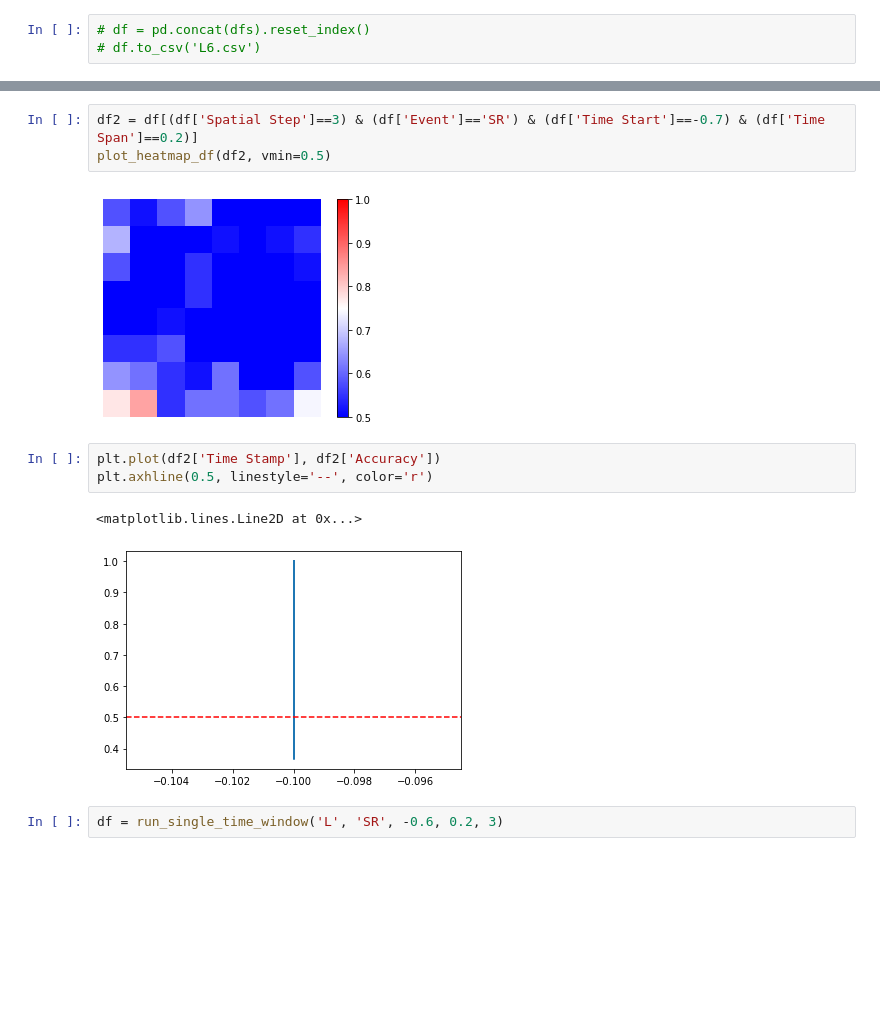
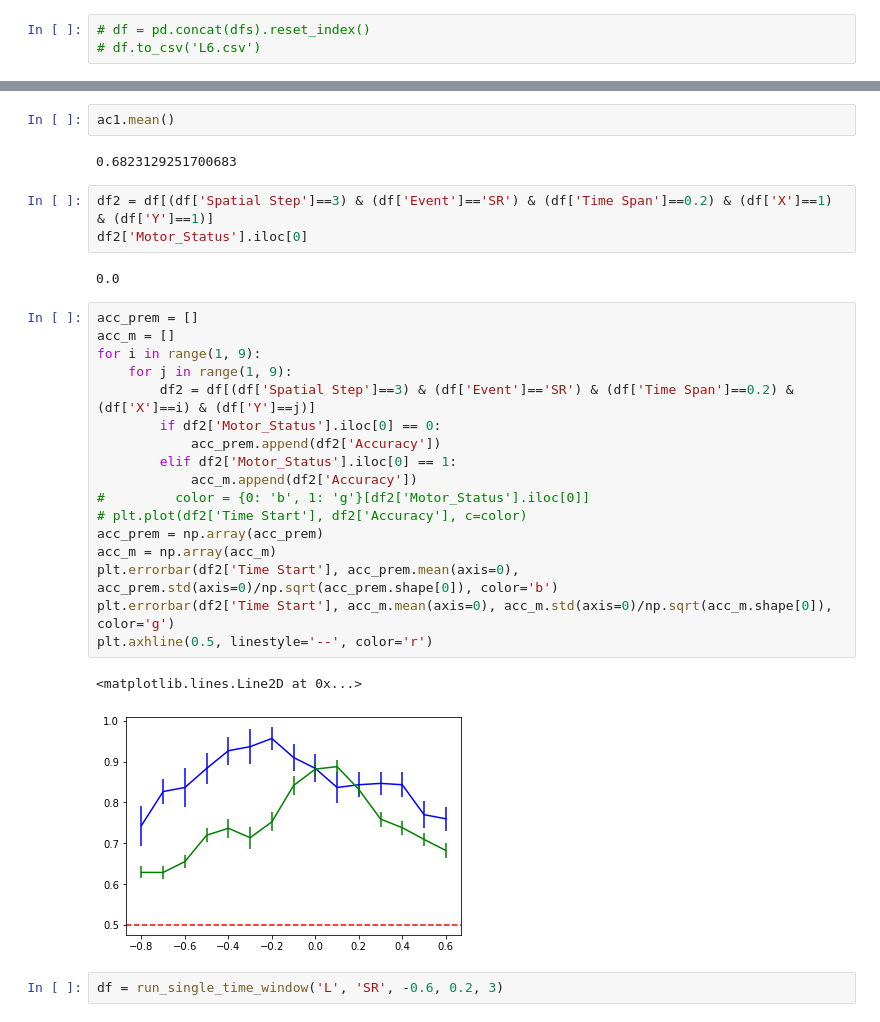
Before and after one commit to YunruoNi/BCI_Project, a Jupyter notebook: test_main2.ipynb, the cells around one changed output, grey strips where cells are left out. Saved outputs shown, nothing was run; the diff lists cells and outputs as text; blank space fills up the shorter version.

```diff
--- a/test_main2.ipynb
+++ b/test_main2.ipynb
@@ -236,14 +281,32 @@ df[
+# %%
+ac1.mean()
+# %% [output]
+0.6823129251700683
 # %%
-df2 = df[(df['Spatial Step']==3) & (df['Event']=='SR') & (df['Time Start']==-0.7) & (df['Time Span']==0.2)]
-plot_heatmap_df(df2, vmin=0.5)
+df2 = df[(df['Spatial Step']==3) & (df['Event']=='SR') & (df['Time Span']==0.2) & (df['X']==1) & (df['Y']==1)]
+df2['Motor_Status'].iloc[0]
 # %% [output]
-[figure, removed]
+0.0
-# %%
-plt.plot(df2['Time Stamp'], df2['Accuracy'])
-plt.axhline(0.5, linestyle='--', color='r')
-# %% [output]
-<matplotlib.lines.Line2D at 0x...>
-[figure, removed]
+# %%
+acc_prem = []
+acc_m = []
+for i in range(1, 9):
+    for j in range(1, 9):
+        df2 = df[(df['Spatial Step']==3) & (df['Event']=='SR') & (df['Time Span']==0.2) & (df['X']==i) & (df['Y']==j)]
+        if df2['Motor_Status'].iloc[0] == 0:
+            acc_prem.append(df2['Accuracy'])
+        elif df2['Motor_Status'].iloc[0] == 1:
+            acc_m.append(df2['Accuracy'])
+#         color = {0: 'b', 1: 'g'}[df2['Motor_Status'].iloc[0]]
+# plt.plot(df2['Time Start'], df2['Accuracy'], c=color)
+acc_prem = np.array(acc_prem)
+acc_m = np.array(acc_m)
+plt.errorbar(df2['Time Start'], acc_prem.mean(axis=0), acc_prem.std(axis=0)/np.sqrt(acc_prem.shape[0]), color='b')
+plt.errorbar(df2['Time Start'], acc_m.mean(axis=0), acc_m.std(axis=0)/np.sqrt(acc_m.shape[0]), color='g')
+plt.axhline(0.5, linestyle='--', color='r')
+# %% [output]
+<matplotlib.lines.Line2D at 0x...>
+[figure, added]
 # %%
 df = run_single_time_window('L', 'SR', -0.6, 0.2, 3)
 # %% [output]
```
Also changed, not shown: parts of 6 cells of this notebook, 1 other file.
